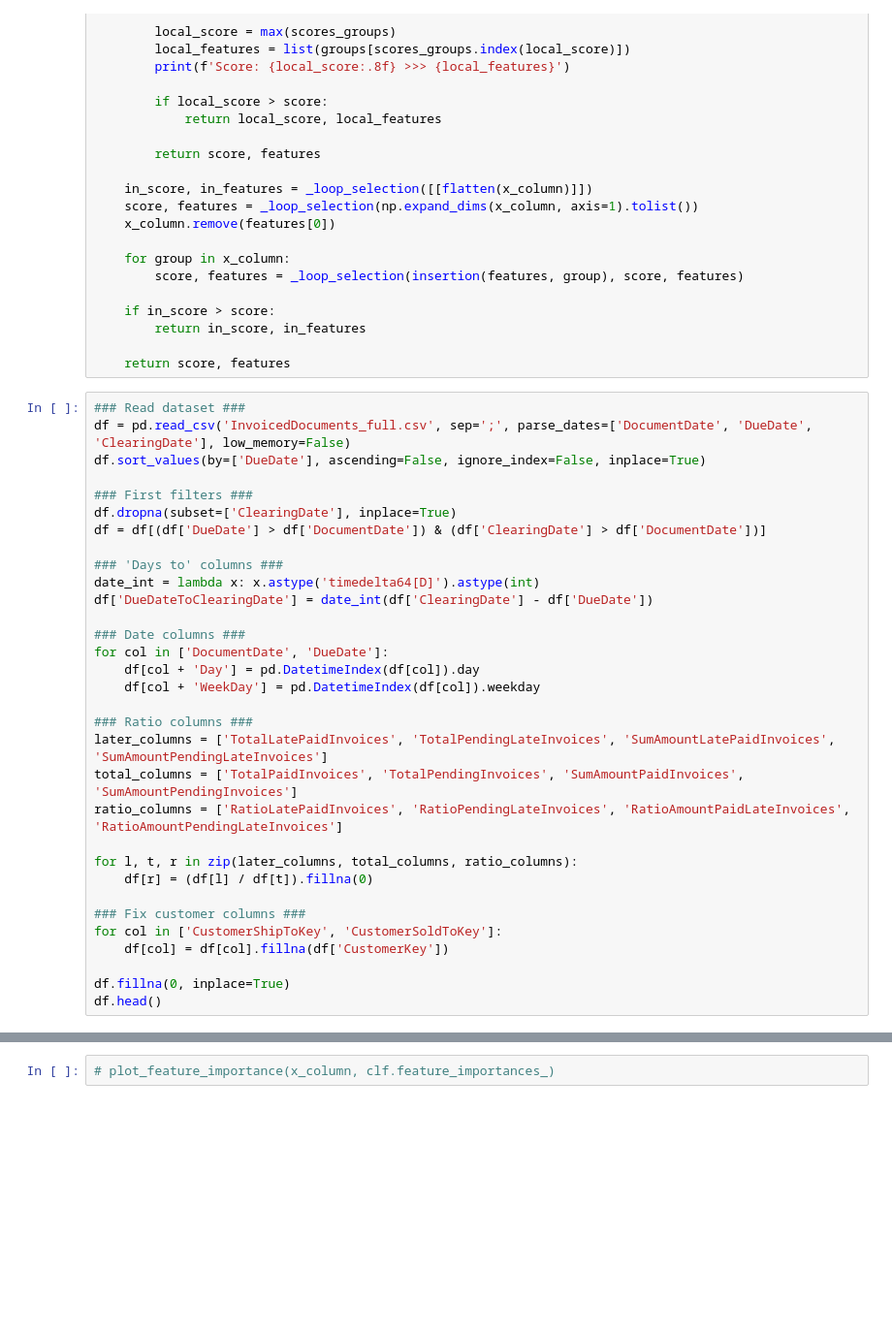
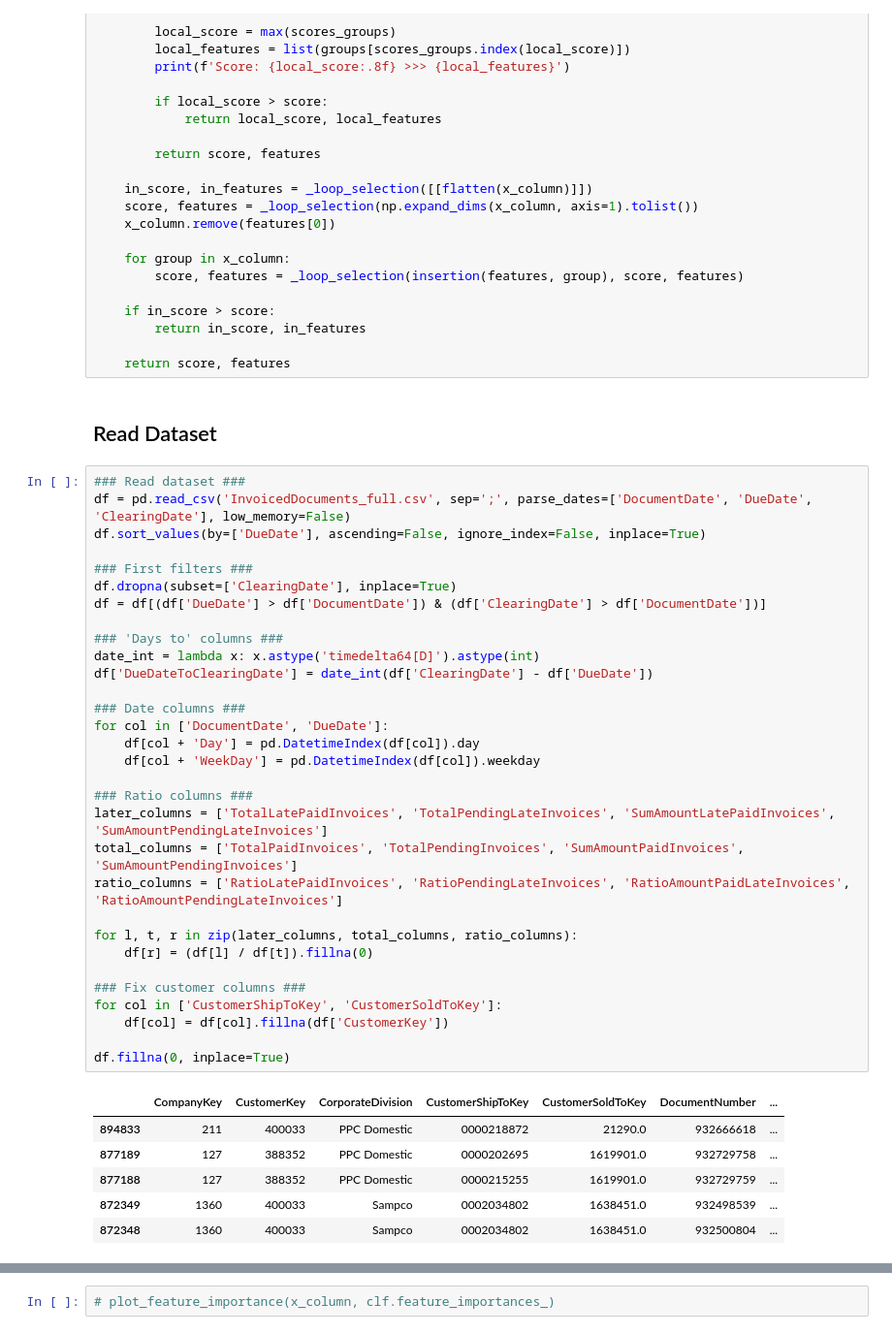
Before and after one commit to arthurflor23/invoice-payment-prediction, a Jupyter notebook: predict-invoice-payment.ipynb, the cells around one changed output, grey strips where cells are left out. Shown at 97% size. Saved outputs shown, nothing was run; the diff lists cells and outputs as text; blank space fills up the shorter version.

```diff
--- a/predict-invoice-payment.ipynb
+++ b/predict-invoice-payment.ipynb
@@ -151,38 +164,46 @@ def feature_selection(train, test, x_column, y_column, nominal_columns=None, tar
         return in_score, in_features
 
     return score, features
+# %% [markdown]
+## Read Dataset
 # %%
 ### Read dataset ###
 df = pd.read_csv('InvoicedDocuments_full.csv', sep=';', parse_dates=['DocumentDate', 'DueDate', 'ClearingDate'], low_memory=False)
 df.sort_values(by=['DueDate'], ascending=False, ignore_index=False, inplace=True)
 
 ### First filters ###
 df.dropna(subset=['ClearingDate'], inplace=True)
 df = df[(df['DueDate'] > df['DocumentDate']) & (df['ClearingDate'] > df['DocumentDate'])]
 
 ### 'Days to' columns ###
 date_int = lambda x: x.astype('timedelta64[D]').astype(int)
 df['DueDateToClearingDate'] = date_int(df['ClearingDate'] - df['DueDate'])
 
 ### Date columns ###
 for col in ['DocumentDate', 'DueDate']:
     df[col + 'Day'] = pd.DatetimeIndex(df[col]).day
     df[col + 'WeekDay'] = pd.DatetimeIndex(df[col]).weekday
 
 ### Ratio columns ###
 later_columns = ['TotalLatePaidInvoices', 'TotalPendingLateInvoices', 'SumAmountLatePaidInvoices', 'SumAmountPendingLateInvoices']
 total_columns = ['TotalPaidInvoices', 'TotalPendingInvoices', 'SumAmountPaidInvoices', 'SumAmountPendingInvoices']
 ratio_columns = ['RatioLatePaidInvoices', 'RatioPendingLateInvoices', 'RatioAmountPaidLateInvoices', 'RatioAmountPendingLateInvoices']
 
 for l, t, r in zip(later_columns, total_columns, ratio_columns):
     df[r] = (df[l] / df[t]).fillna(0)
 
 ### Fix customer columns ###
 for col in ['CustomerShipToKey', 'CustomerSoldToKey']:
     df[col] = df[col].fillna(df['CustomerKey'])
 
 df.fillna(0, inplace=True)
-df.head()
+# %% [output]
+|  | CompanyKey | CustomerKey | CorporateDivision | CustomerShipToKey | CustomerSoldToKey | DocumentNumber | ... |
+| 894833 | 211 | 400033 | PPC Domestic | 0000218872 | 21290.0 | 932666618 | ... |
+| 877189 | 127 | 388352 | PPC Domestic | 0000202695 | 1619901.0 | 932729758 | ... |
+| 877188 | 127 | 388352 | PPC Domestic | 0000215255 | 1619901.0 | 932729759 | ... |
+| 872349 | 1360 | 400033 | Sampco | 0002034802 | 1638451.0 | 932498539 | ... |
+| 872348 | 1360 | 400033 | Sampco | 0002034802 | 1638451.0 | 932500804 | ... |
 # %%
 df, bin_class_names = setup_buckets(df, col='DueDateToClearingDate', bins=[4], sufix='Bin')
 df, bucket_class_names = setup_buckets(df, col='DueDateToClearingDate', bins=[1, 4, 8], sufix='Bkt')
```
Also changed, not shown: parts of 23 cells of this notebook.
